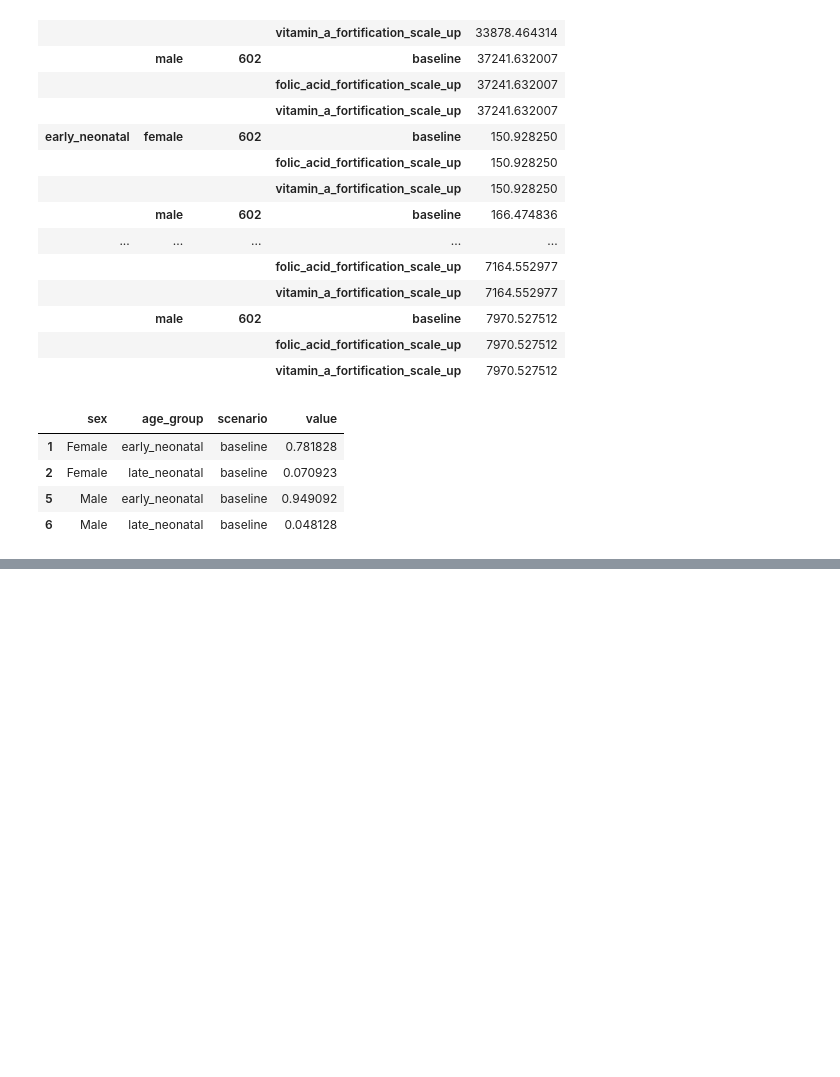
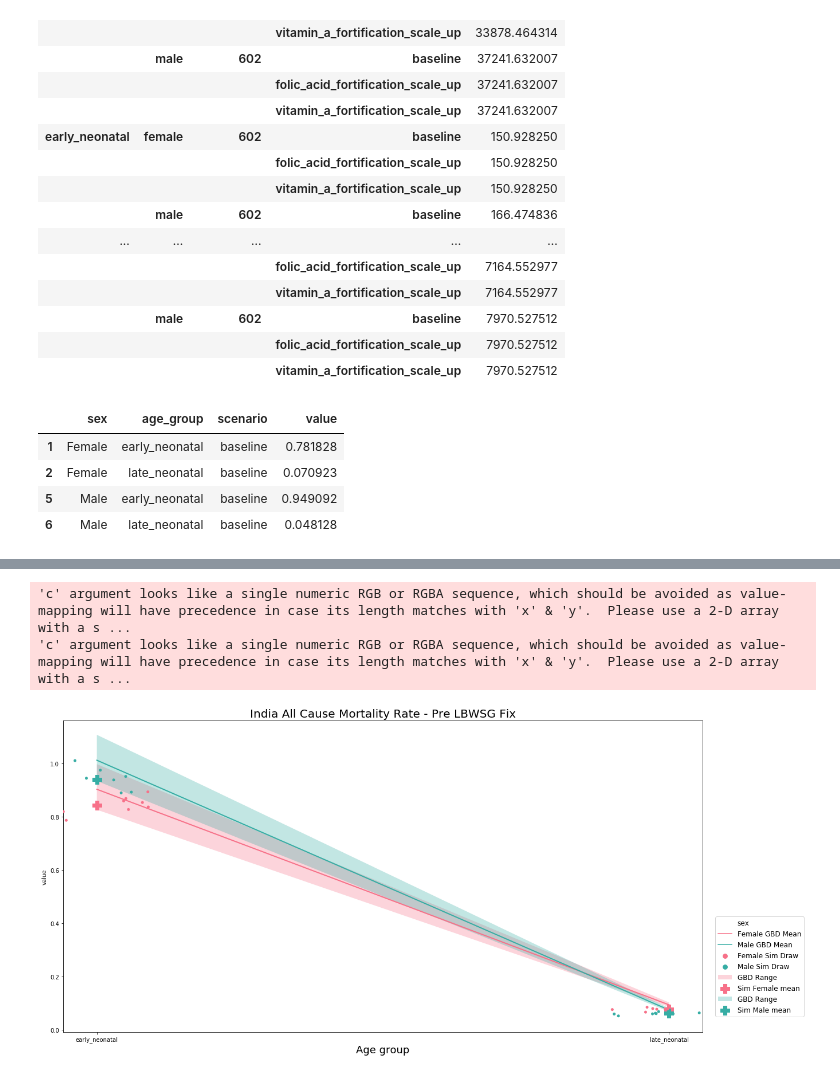
Before and after one commit to ihmeuw/vivarium_data_analysis, a Jupyter notebook: output_processing/lsff/model_6/lsff_lbwsg.ipynb, the cells around one changed output, grey strips where cells are left out. Cells and saved outputs as stored; diff of their text form; code cells hidden in the pictures; blank space fills up the shorter version.

```diff
--- a/output_processing/lsff/model_6/lsff_lbwsg.ipynb
+++ b/output_processing/lsff/model_6/lsff_lbwsg.ipynb
@@ -141,0 +159,4 @@ for text, label in zip(l.texts[1:5], labels):
+# %%
+output_dirs = ['/ihme/costeffectiveness/results/vivarium_conic_lsff/00_bugfix/v6.0_prelim_maternal_iron_lri_bp/india_5_20/count_data/']
+
+locations = ['India']
@@ -141,0 +203,16 @@ for text, label in zip(l.texts[1:5], labels):
+# %%
+art = Artifact('/share/costeffectiveness/artifacts/vivarium_conic_lsff/india.hdf',
+                   filter_terms=['year_start == 2017', 'age_start < 5'])
+data = art.load('cause.all_causes.cause_specific_mortality_rate')
+data_mean = pd.DataFrame(data.mean(axis=1)).rename(columns={0:'value'})
+data_limits = pd.DataFrame(data.quantile([0.0,1], axis=1)).transpose().rename(columns={0.0:'lower',
+                                                                                             1:'upper'})
+data = data_mean.merge(data_limits, right_index=True, left_index=True).reset_index()
+data['age_group'] = 0
+data['age_group'] = np.where(data['age_start'] == 0, 'early_neonatal',
+                       np.where(data['age_end'] == 1, 'post_neonatal',
+                                np.where(data['age_start'] == 1, '1_to_4',
+                                        'late_neonatal')))
+data = data.set_index(['sex','age_group']).sort_index().reset_index()
+data = data.where(data['age_group'].isin(['early_neonatal','late_neonatal'])).dropna()
+data
@@ -141,0 +225,35 @@ for text, label in zip(l.texts[1:5], labels):
+# %%
+measure_s = acmr
+measure_m = acmr.groupby(['sex','age_group'], as_index=False).mean()
+measure_g = data
+
+fig, ax = plt.subplots(figsize=(20, 10))
+clrs = sns.color_palette('husl', 2)
+
+g1 = sns.catplot(x='age_group', y='value', hue='sex', ax=ax, data=measure_s,
+                             palette=clrs)
+
+sns.lineplot(x='age_group', y='value', hue='sex', palette=clrs,
+         linewidth=2, ax=ax, data=measure_g, sort=False)
+
+for i, sex in enumerate(['Female','Male']):
+    sex_g = measure_g.loc[measure_g.sex == sex]
+    ax.fill_between(sex_g.age_group.values, sex_g.upper, sex_g.lower, alpha=0.3, label='GBD Range', facecolor=clrs[i])
+
+    sex_m = measure_m.loc[measure_m.sex == sex]
+    ax.scatter(sex_m.age_group, sex_m.value, s=250, marker='P',
+           label=f'Sim {sex} mean', c=clrs[i])
+
+ax.set_title('India All Cause Mortality Rate - Pre LBWSG Fix', fontsize=20)
+ax.set_xlabel('Age group', fontsize=18)
+
+l = ax.legend(loc=(1.02, 0.05), fontsize=12)
+labels = ['Female GBD Mean','Male GBD Mean','Female Sim Draw','Male Sim Draw']
+for text, label in zip(l.texts[1:5], labels):
+    text.set_text(label)
+
+plt.close(g1.fig)
+# %% [output]
+'c' argument looks like a single numeric RGB or RGBA sequence, which should be avoided as value-mapping will have precedence in case its length matches with 'x' & 'y'.  Please use a 2-D array with a s ...
+'c' argument looks like a single numeric RGB or RGBA sequence, which should be avoided as value-mapping will have precedence in case its length matches with 'x' & 'y'.  Please use a 2-D array with a s ...
+[figure, added]
```
Also changed, not shown: parts of 9 cells of this notebook.
